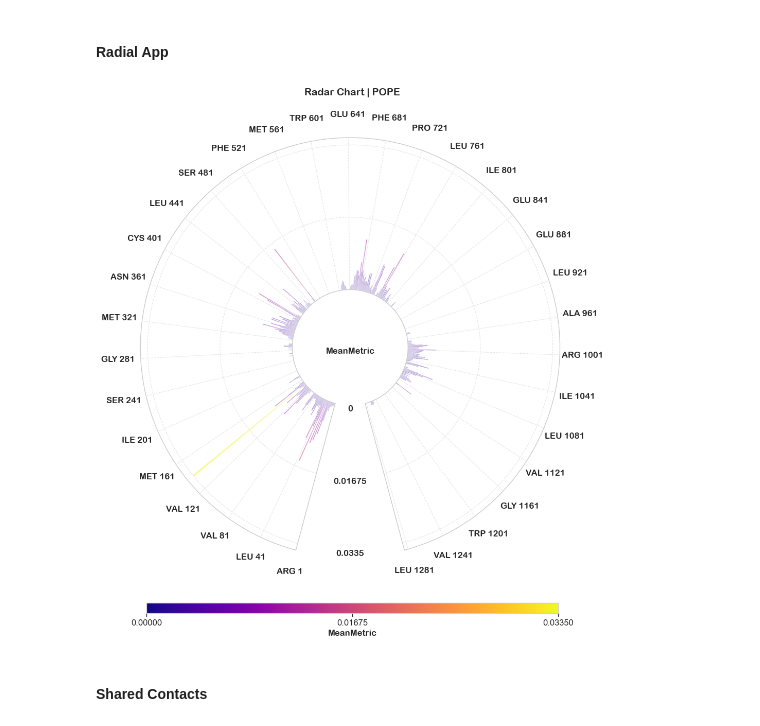
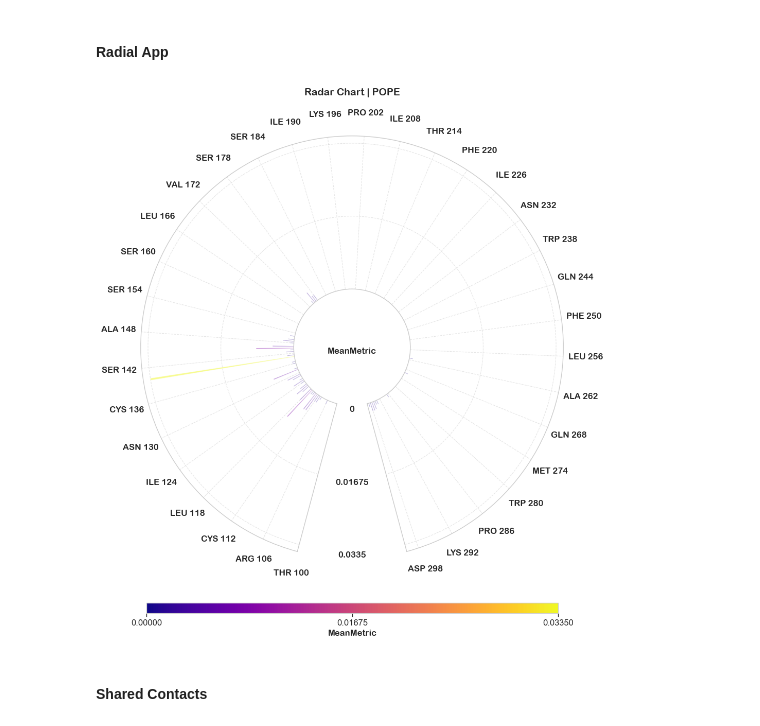
Before and after one commit to ProLint/prolint2, a Jupyter notebook: docs/notebooks/06_Generating_Plots.ipynb, the cells around one changed output. Drawn from its saved outputs; the diff is of its cells as text; code cells hidden in the pictures.

```diff
--- a/docs/notebooks/06_Generating_Plots.ipynb
+++ b/docs/notebooks/06_Generating_Plots.ipynb
@@ -93,10 +92,10 @@ IHM.generate_script(InteractionHeatMap, 'contact_distances_heatmap_plot.py')
 # %%
 from prolint2.plotting import RadarMetrics
 
 RMP = RadarMetrics(u, mean_contacts)
-RMP.create_plot(lipid='POPE', metric_name='MeanMetric', palette='plasma')
+RMP.create_plot(lipid='POPE', metric_name='MeanMetric', palette='plasma', res_ids=range(100, 300))
 # %% [output]
-[figure, old version]
+[figure, new version]
 # %%
 RMP.generate_script(RadarMetrics, 'metric_by_residue_radar_plot.py')
 # %% [markdown]
```
Also changed, not shown: parts of 2 cells of this notebook, 2 other files.
